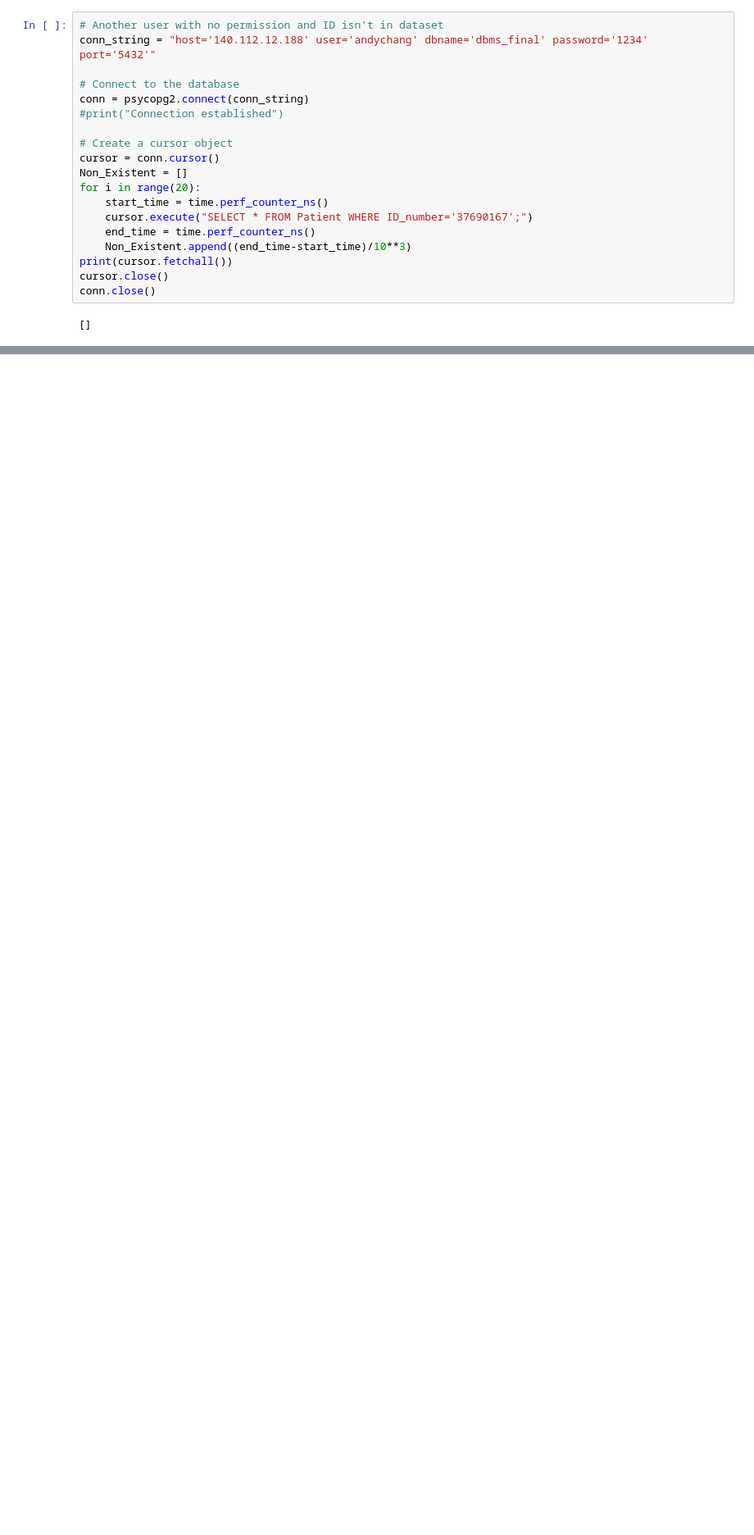
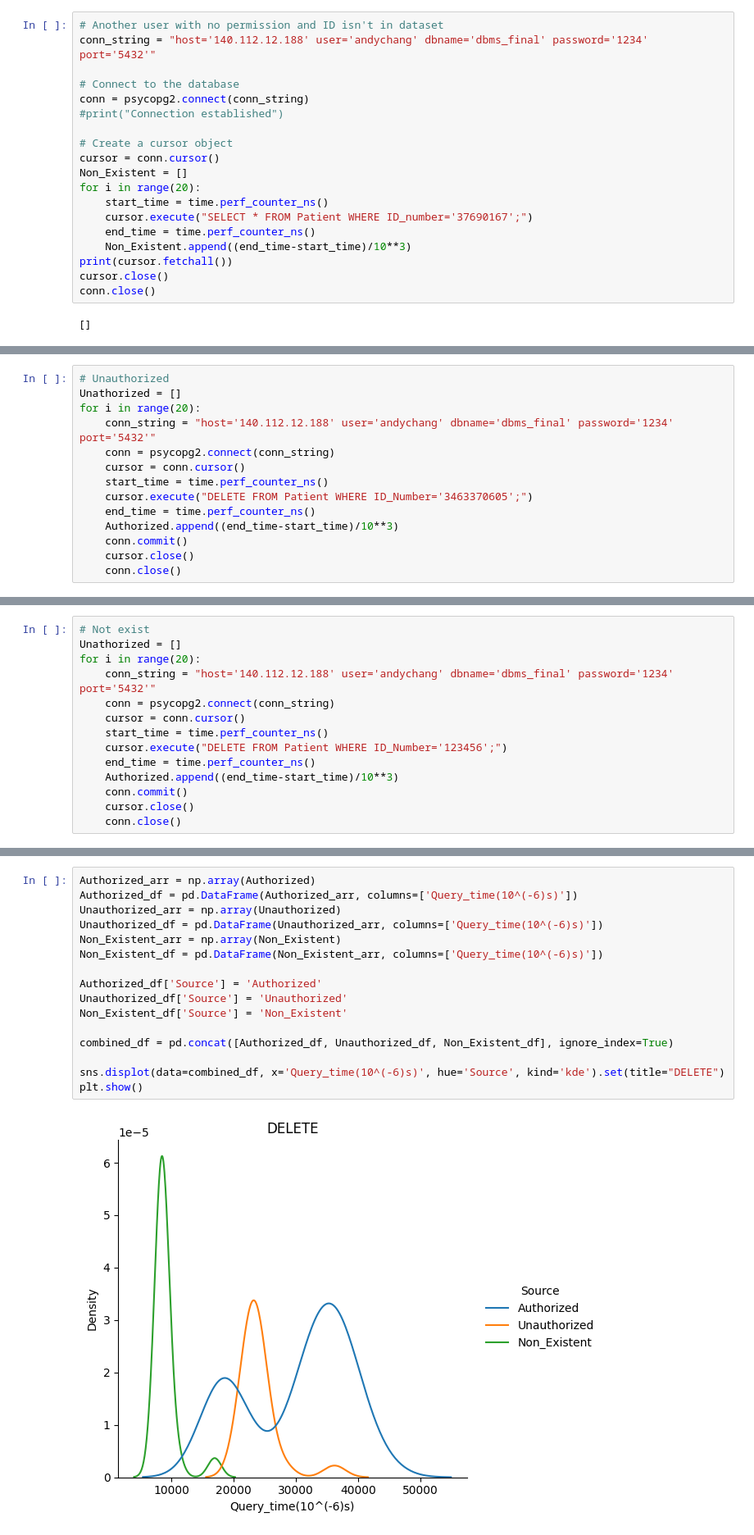
Before and after one commit to Yingyu18/DBMS-final-project, a Jupyter notebook: RLS_plot.ipynb, the cells around one changed output, grey strips where cells are left out. Shown at 82% size. Saved outputs shown, nothing was run; the diff lists cells and outputs as text; blank space fills up the shorter version.

```diff
--- a/RLS_plot.ipynb
+++ b/RLS_plot.ipynb
@@ -394,0 +439,14 @@ print(avg_Authorized)
+# %%
+# Unauthorized
+Unathorized = []
+for i in range(20):
+    conn_string = "host='140.112.12.188' user='andychang' dbname='dbms_final' password='1234' port='5432'"
+    conn = psycopg2.connect(conn_string)
+    cursor = conn.cursor()
+    start_time = time.perf_counter_ns()
+    cursor.execute("DELETE FROM Patient WHERE ID_Number='3463370605';")
+    end_time = time.perf_counter_ns()
+    Authorized.append((end_time-start_time)/10**3)
+    conn.commit()
+    cursor.close()
+    conn.close()
@@ -394,0 +458,14 @@ print(avg_Authorized)
+# %%
+# Not exist
+Unathorized = []
+for i in range(20):
+    conn_string = "host='140.112.12.188' user='andychang' dbname='dbms_final' password='1234' port='5432'"
+    conn = psycopg2.connect(conn_string)
+    cursor = conn.cursor()
+    start_time = time.perf_counter_ns()
+    cursor.execute("DELETE FROM Patient WHERE ID_Number='123456';")
+    end_time = time.perf_counter_ns()
+    Authorized.append((end_time-start_time)/10**3)
+    conn.commit()
+    cursor.close()
+    conn.close()
@@ -394,0 +477,18 @@ print(avg_Authorized)
+# %%
+Authorized_arr = np.array(Authorized)
+Authorized_df = pd.DataFrame(Authorized_arr, columns=['Query_time(10^(-6)s)'])
+Unauthorized_arr = np.array(Unauthorized)
+Unauthorized_df = pd.DataFrame(Unauthorized_arr, columns=['Query_time(10^(-6)s)'])
+Non_Existent_arr = np.array(Non_Existent)
+Non_Existent_df = pd.DataFrame(Non_Existent_arr, columns=['Query_time(10^(-6)s)'])
+
+Authorized_df['Source'] = 'Authorized'
+Unauthorized_df['Source'] = 'Unauthorized'
+Non_Existent_df['Source'] = 'Non_Existent'
+
+combined_df = pd.concat([Authorized_df, Unauthorized_df, Non_Existent_df], ignore_index=True)
+
+sns.displot(data=combined_df, x='Query_time(10^(-6)s)', hue='Source', kind='kde').set(title="DELETE")
+plt.show()
+# %% [output]
+[figure, added]
```
Also changed, not shown: parts of 30 cells of this notebook.
